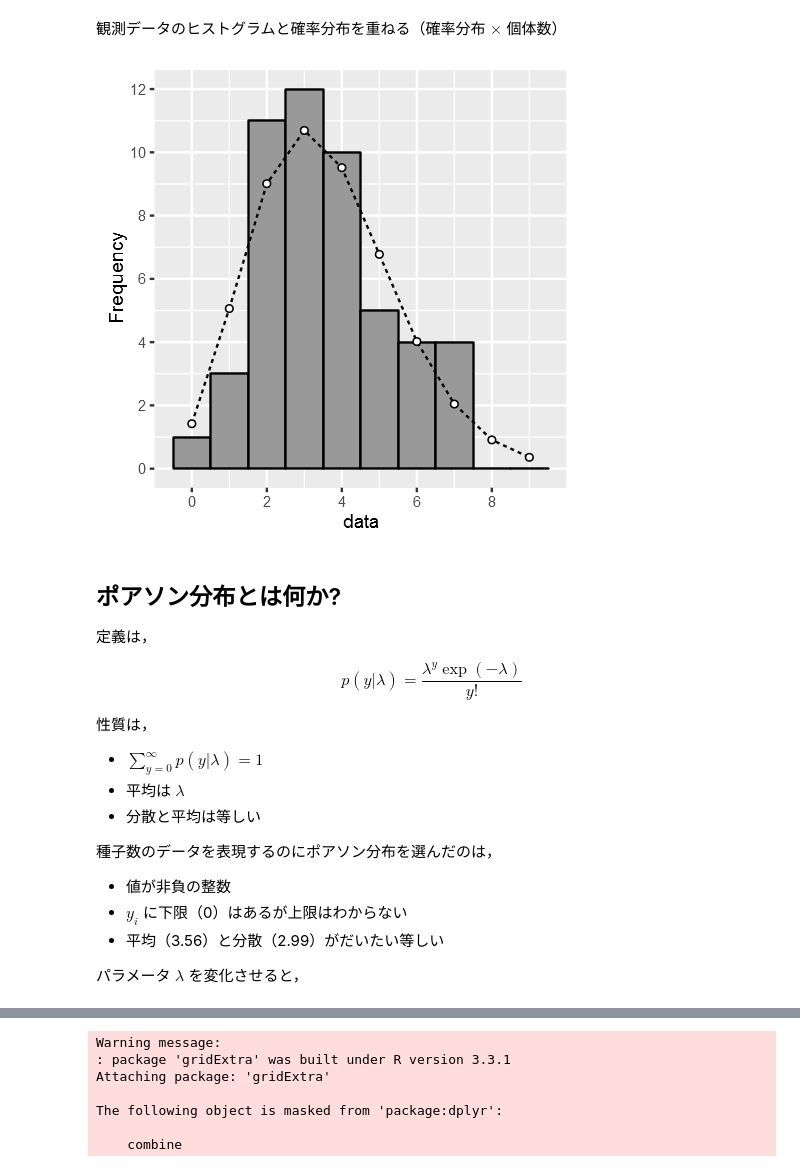
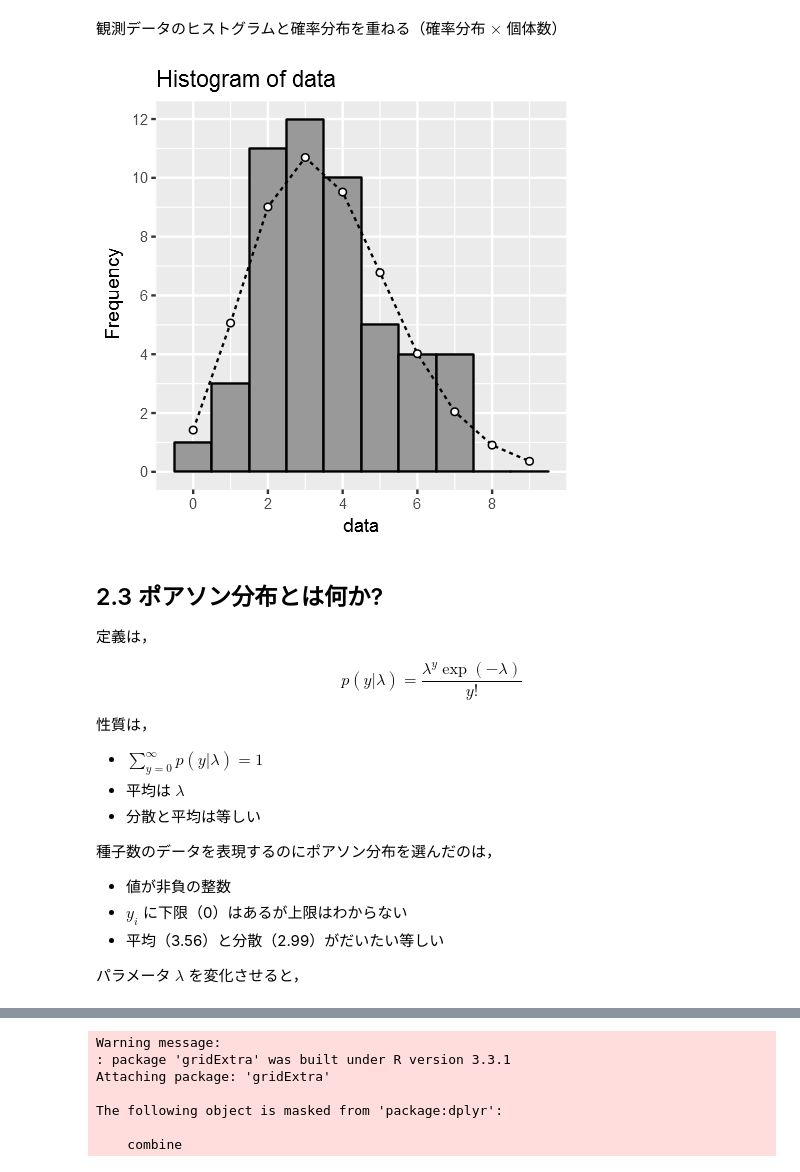
Before and after one commit to whatalnk/stat-model-intro, a Jupyter notebook: Chap02.ipynb, the cells around one changed output, grey strips where cells are left out. Cells and saved outputs as stored; diff of their text form; code cells hidden in the pictures.

```diff
--- a/Chap02.ipynb
+++ b/Chap02.ipynb
@@ -129,18 +171,19 @@ data_frame(y, prob) %>>%
 # %%
 ggplot() +
     geom_histogram(data = data_frame(x = data), aes(x = x),
                    colour = "black", fill = gray(0.6), binwidth = 1) +
     geom_line(data = data_frame(y, prob = prob * 50), aes(x = y, y = prob), linetype = 2) +
     geom_point(data = data_frame(y, prob = prob * 50), aes(x = y, y = prob),
                shape = 21, fill = "white") +
+    labs(title = "Histogram of data") +
     ylab("Frequency") +
     xlab("data") +
     scale_x_continuous(breaks = seq(0, 8, 2)) +
     scale_y_continuous(breaks = seq(0, 12, 2))
 # %% [output]
-[figure, old version]
+[figure, new version]
 # %% [markdown]
-## ポアソン分布とは何か?
+## 2.3 ポアソン分布とは何か?
 
 定義は，
 
```
Also changed, not shown: parts of 32 cells of this notebook, 2 other files.
